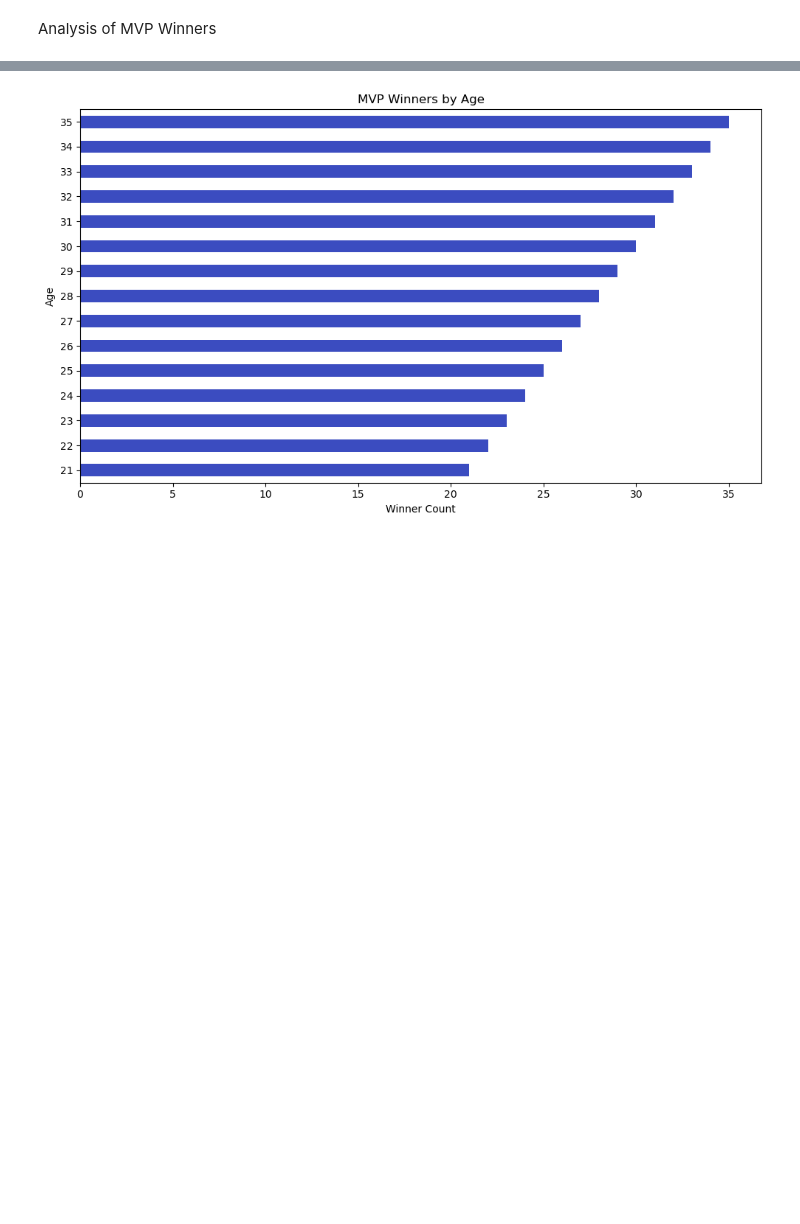
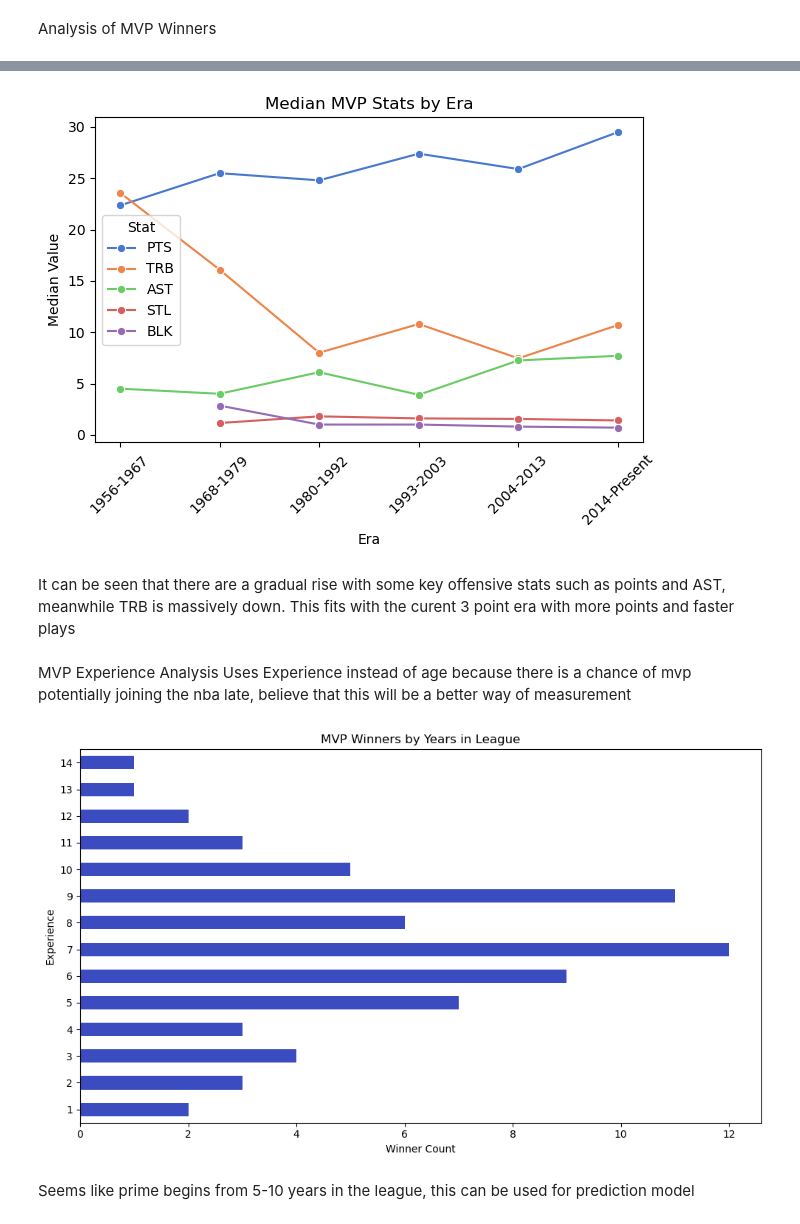
Before and after one commit to schao021/NBA_Award_Trends_and_Predictor, a Jupyter notebook: Award_Analysis.ipynb, the cells around one changed output, grey strips where cells are left out. Cells and saved outputs as stored; diff of their text form; code cells hidden in the pictures; blank space fills up the shorter version.

```diff
--- a/Award_Analysis.ipynb
+++ b/Award_Analysis.ipynb
@@ -206,11 +216,29 @@ df_merged_mvp_3
+# %%
+
+mvp_top_stats = df_merged_mvp.groupby('Era',observed=False)[['PTS', 'TRB', 'AST', 'STL', 'BLK']].median()
+mvp_top_stats_long = mvp_top_stats.reset_index().melt(id_vars='Era', var_name='Stat', value_name='Median') # Needed because since we are plotting multiple stats, it is needed
+sns.lineplot(data=mvp_top_stats_long, x='Era', y='Median', hue='Stat', marker='o')
+plt.title('Median MVP Stats by Era')
+plt.xlabel('Era')
+plt.ylabel('Median Value')
+plt.xticks(rotation=45)
+plt.tight_layout()
+plt.show()
+# %% [output]
+[figure, added]
+# %% [markdown]
+It can be seen that there are a gradual rise with some key offensive stats such as points and AST, meanwhile TRB is massively down. This fits with the curent 3 point era with more points and faster plays
+# %% [markdown]
+MVP Experience Analysis
+Uses Experience instead of age because there is a chance of mvp potentially joining the nba late, believe that this will be a better way of measurement
 # %%
-df_mvp_age = df_merged_mvp_3.copy().groupby('age')
+df_mvp_age = df_merged_mvp.copy().groupby('experience')
 plt.figure(figsize=(10,6))
-df_mvp_age['age'].median().plot(kind='barh', colormap='coolwarm')
-plt.title('MVP Winners by Age') # Top 3 Right Now
-plt.ylabel('Age')
+df_mvp_age['experience'].count().plot(kind='barh', colormap='coolwarm')
+plt.title('MVP Winners by Years in League')
+plt.ylabel('Experience')
 plt.xlabel('Winner Count')
 plt.tight_layout()
 plt.show()
 # %% [output]
-[figure, old version]
+[figure, new version]
@@ -219,3 +245,5 @@ plt.show()
+# %% [markdown]
+Seems like prime begins from 5-10 years in the league, this can be used for prediction model
 # %%
 # Position Winner Changes throughout the years, Im thinking a column chart with line chart
 sns.set_palette('muted')
```
Also changed, not shown: parts of 18 cells of this notebook.
